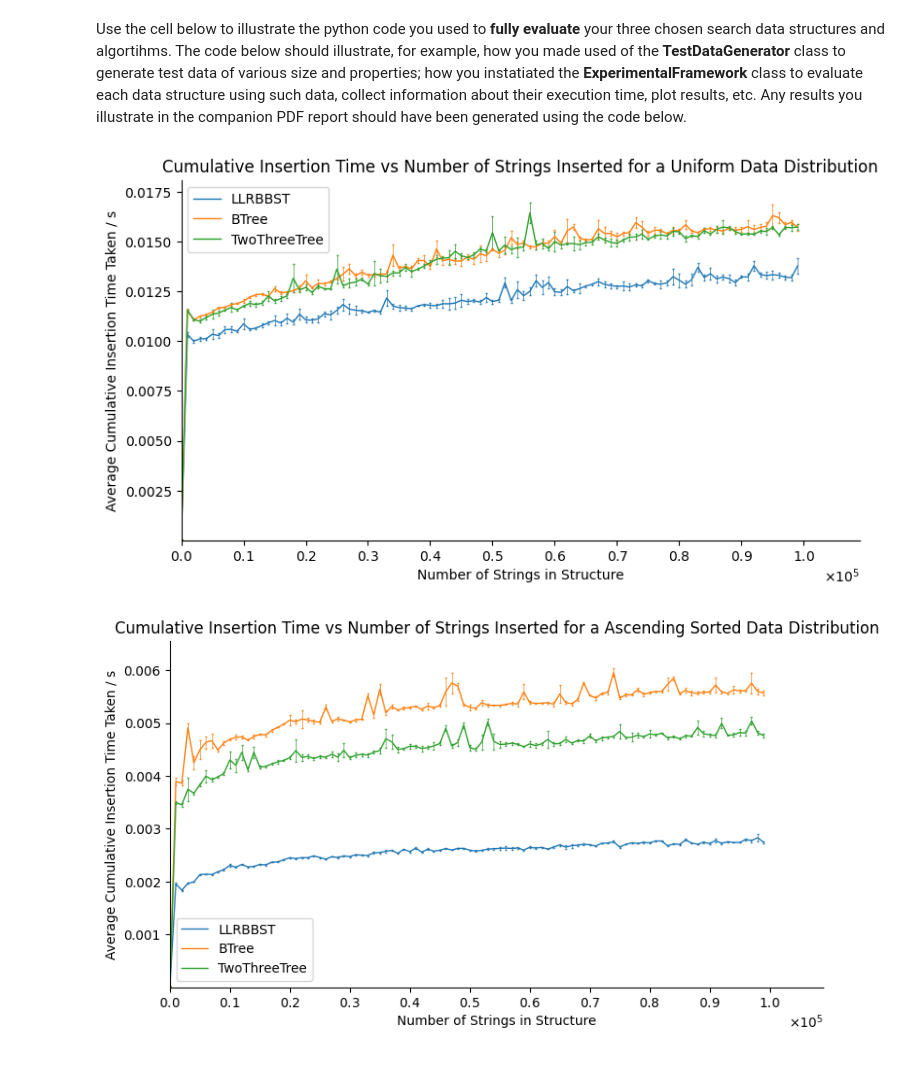
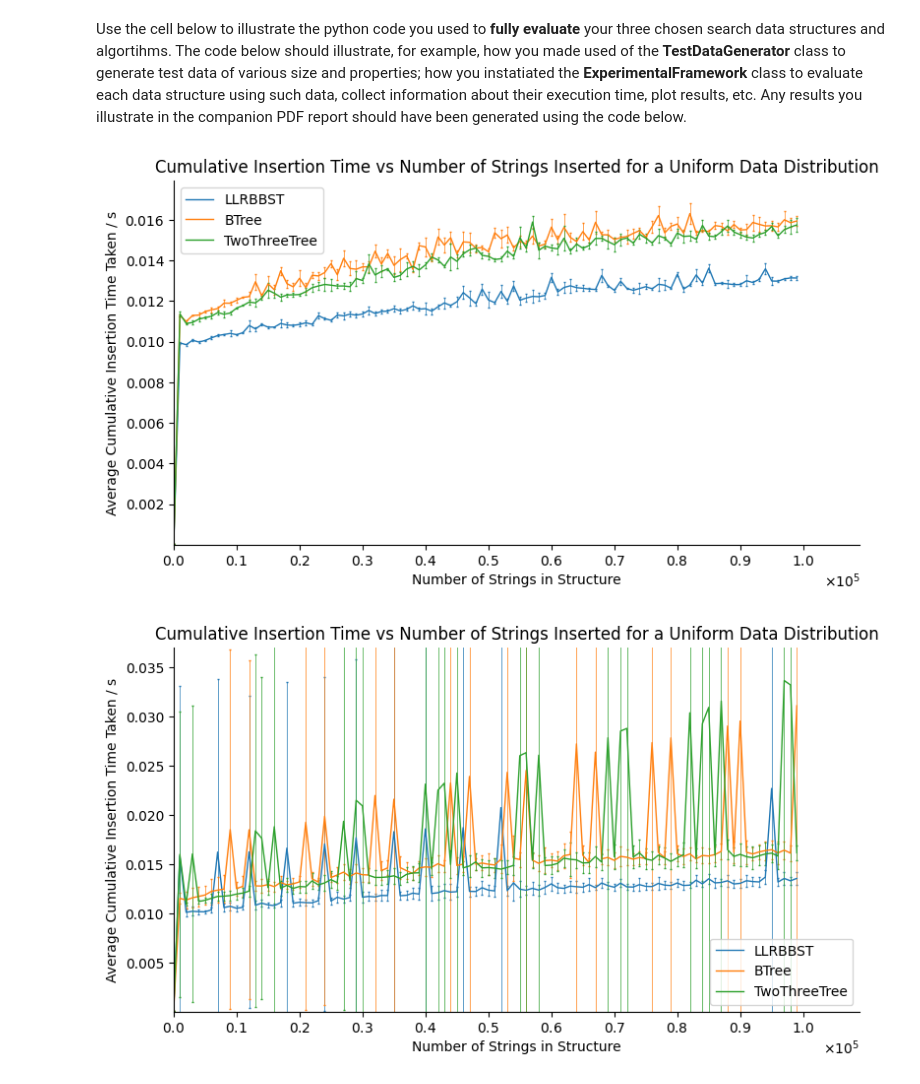
Before and after one commit to IoanThomas06/algorithms-coursework-comp0005, a Jupyter notebook: grp-014-0005code.ipynb, the cells around one changed output. Cells and saved outputs as stored; diff of their text form; code cells hidden in the pictures.

```diff
--- a/grp-014-0005code.ipynb
+++ b/grp-014-0005code.ipynb
@@ -1130,7 +1130,7 @@ class ExperimentalFramework():
                 results = ExperimentalFramework.__prune_outliers(
                     list(zip(*tree_results)))
             else:
-                results = zip(*tree_results)
+                results = list(zip(*tree_results))
 
 
             y_std_devs = [
@@ -1199,6 +1199,16 @@ def uniform_cumulative_insertion_test(num_str, step, trees):
     ExperimentalFramework.plot_experiment_results(
         test_results, trees, num_strs, test_type="Cumulative Insertion",
         data_generation_type="Uniform", x_tick_spacing=step)
+
+def uniform_cumulative_insertion_test2(num_str, step, trees):
+    num_strs = [x for x in range(1, num_str + 1, 1000)]
+
+    test_results = [ExperimentalFramework.run_cumulative_insertion_experiment(
+        num_strs, repeats, gen_uni, tree) for tree in trees]
+
+    ExperimentalFramework.plot_experiment_results(
+        test_results, trees, num_strs, test_type="Cumulative Insertion",
+        data_generation_type="Uniform", x_tick_spacing=step, pruning=False)
 
 def asc_sorted_cumulative_insertion_test(num_str, step, trees):
     num_strs = [x for x in range(1, num_str + 1, 1000)]
@@ -1310,42 +1320,43 @@ def slope_asc_sorted_search_test(num_str, step, trees, srch_gen):
         data_generation_type="Sloped Ascending", x_tick_spacing=step*10)
 
 
 
 if __name__ == "__main__":
     trees = [LLRBBST, BTree, TwoThreeTree]
     num_str = 100_000
     step = num_str // 10
     uniform_cumulative_insertion_test(num_str, step, trees)
-    asc_sorted_cumulative_insertion_test(num_str, step, trees)
-    slope_asc_sorted_cumulative_insertion_test(num_str, step, trees)
-    slope_desc_sorted_cumulative_insertion_test(num_str, step, trees)
-    diverging_cumulative_insertion_test(num_str, step, trees)
+    # uniform_cumulative_insertion_test2(num_str, step, trees)
+    # asc_sorted_cumulative_insertion_test(num_str, step, trees)
+    # slope_asc_sorted_cumulative_insertion_test(num_str, step, trees)
+    # slope_desc_sorted_cumulative_insertion_test(num_str, step, trees)
+    # diverging_cumulative_insertion_test(num_str, step, trees)
 
     # gave slope a desc a go to see if spike happens or different
 
     # not easily viewed with this plot
     # uniform_insertion_test()
     # asc_sorted_insertion_test()
     # slope_asc_sorted_insertion_test()
 
 
 
-    srch_gen_uni = UniformTestDataGenerator(3, 12, 69, 62)
+    # srch_gen_uni = UniformTestDataGenerator(3, 12, 69, 62)
     # srch_gen_srt = UniformTestDataGenerator(3, 12, 69, 62)
     # srch_gen_slope = UniformTestDataGenerator(3, 12, 69, 62)
 
     # The search generators for all of these are uniform random, using a
     # different seed to the insertion generators, which allows worst
     # case measurements to be taken most frequently and the string keys
     # aren't just at the inserted key's endpoints (all greater than or
     # smaller than). There was no noticeable difference to using
     # different search generators.
 
-    num_str = 100_000
-    step =  num_str // 100
-    uniform_search_test(num_str, step, trees, srch_gen_uni)
-    asc_sorted_search_test(num_str, step, trees, srch_gen_uni)
-    slope_asc_sorted_search_test(num_str, step, trees, srch_gen_uni)
+    # num_str = 100_000
+    # step =  num_str // 100
+    # uniform_search_test(num_str, step, trees, srch_gen_uni)
+    # asc_sorted_search_test(num_str, step, trees, srch_gen_uni)
+    # slope_asc_sorted_search_test(num_str, step, trees, srch_gen_uni)
 # %% [output]
-[figure, old version]
+[figure, new version]
-[figure, old version]
+[figure, new version]
```
Also changed, not shown: parts of 1 cell of this notebook, 2 other files.
